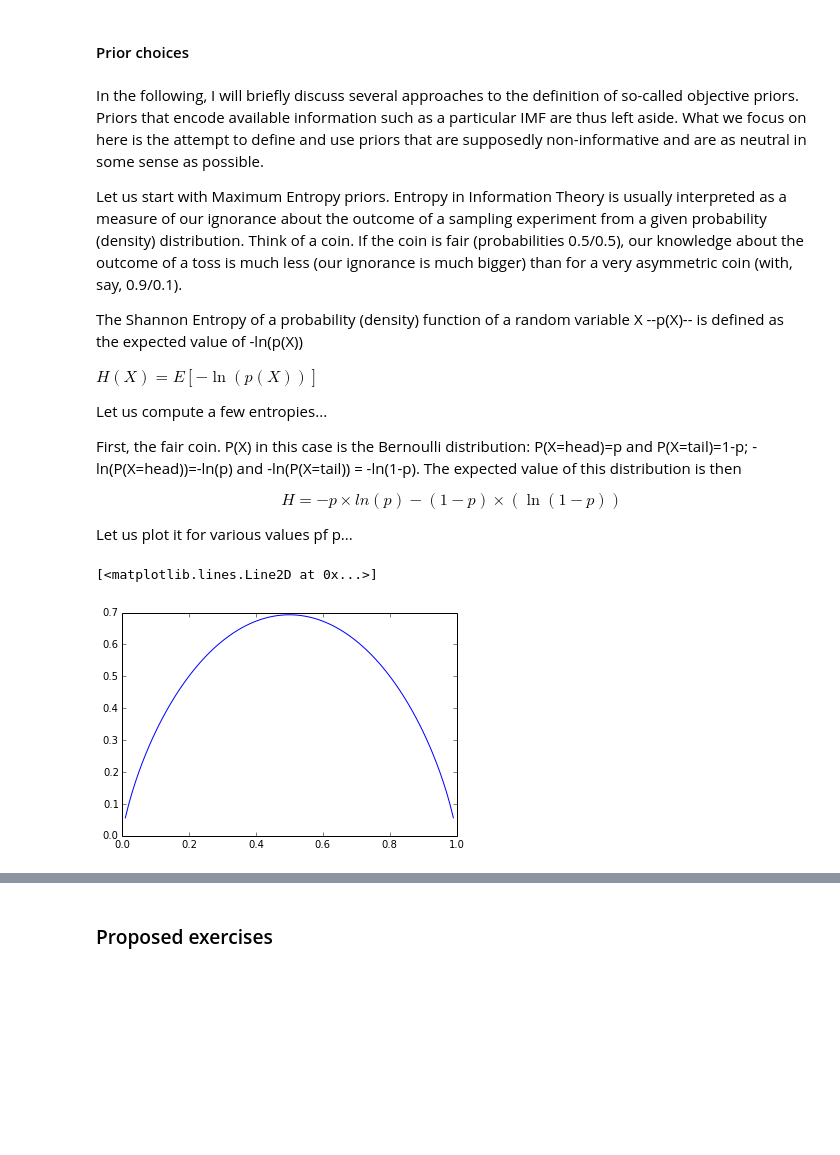
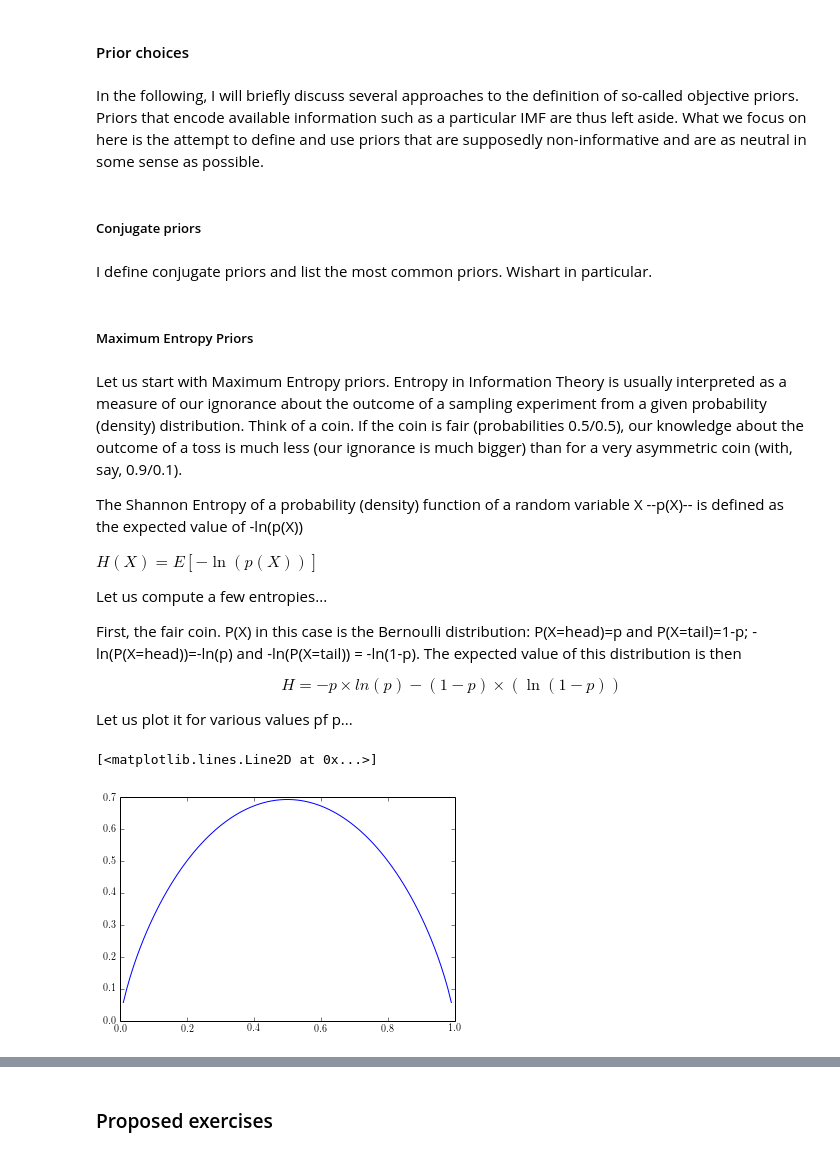
Before and after one commit to luis-sarro/ESAC-Astrostatistics-School-, a Jupyter notebook: ESAC School - Day 1 - Model Fitting.ipynb, the cells around one changed output, grey strips where cells are left out. Drawn from its saved outputs; the diff is of its cells as text; code cells hidden in the pictures; blank space fills up the shorter version.

```diff
--- a/ESAC School - Day 1 - Model Fitting.ipynb
+++ b/ESAC School - Day 1 - Model Fitting.ipynb
@@ -644,9 +651,15 @@ Now I am going to ask you to do a mental experiment. Imagine I detect periodic v
 In my opinion, good practice consists in stating clearly our likelihood and our priors, and analysing the sensitivity of our inferences to the prior choice. Let us all make our assumptions clear and, if possible, let other inspect and reproduce our research, maybe with different priors.
 # %% [markdown]
 #### Prior choices
+# %% [markdown]
+In the following, I will briefly discuss several approaches to the definition of so-called objective priors. Priors that encode available information such as a particular IMF are thus left aside. What we focus on here is the attempt to define and use priors that are supposedly non-informative and are as neutral in some sense as possible.
+# %% [markdown]
+##### Conjugate priors
+# %% [markdown]
+I define conjugate priors and list the most common priors. Wishart in particular.
+# %% [markdown]
+##### Maximum Entropy Priors
 # %% [markdown]
-In the following, I will briefly discuss several approaches to the definition of so-called objective priors. Priors that encode available information such as a particular IMF are thus left aside. What we focus on here is the attempt to define and use priors that are supposedly non-informative and are as neutral in some sense as possible.
-
 Let us start with Maximum Entropy priors. Entropy in Information Theory is usually interpreted as a measure of our ignorance about the outcome of a sampling experiment from a given probability (density) distribution. Think of a coin. If the coin is fair (probabilities 0.5/0.5), our knowledge about the outcome of a toss is much less (our ignorance is much bigger) than for a very asymmetric coin (with, say, 0.9/0.1).
 
 The Shannon Entropy of a probability (density) function of a random variable X --p(X)-- is defined as the expected value of -ln(p(X))
@@ -662,11 +675,11 @@ $$H = -p \times ln(p)-(1-p)\times(\ln(1-p))$$
 Let us plot it for various values pf p...
 # %%
 ivals = range(100)
-p = [float(ivals[i])/float(max(ivals)) for i in ivals]
+p = [float(ivals[i])/float(np.max(ivals)) for i in ivals]
 H = [-p[i]*np.log(p[i])-(1-p[i])*np.log(1-p[i]) for i in ivals]
 
 plt.plot(p,H)
 # %% [output]
 [<matplotlib.lines.Line2D at 0x...>]
-[figure, old version]
+[figure, new version]
 # %% [markdown]
```
Also changed, not shown: parts of 17 cells of this notebook.
